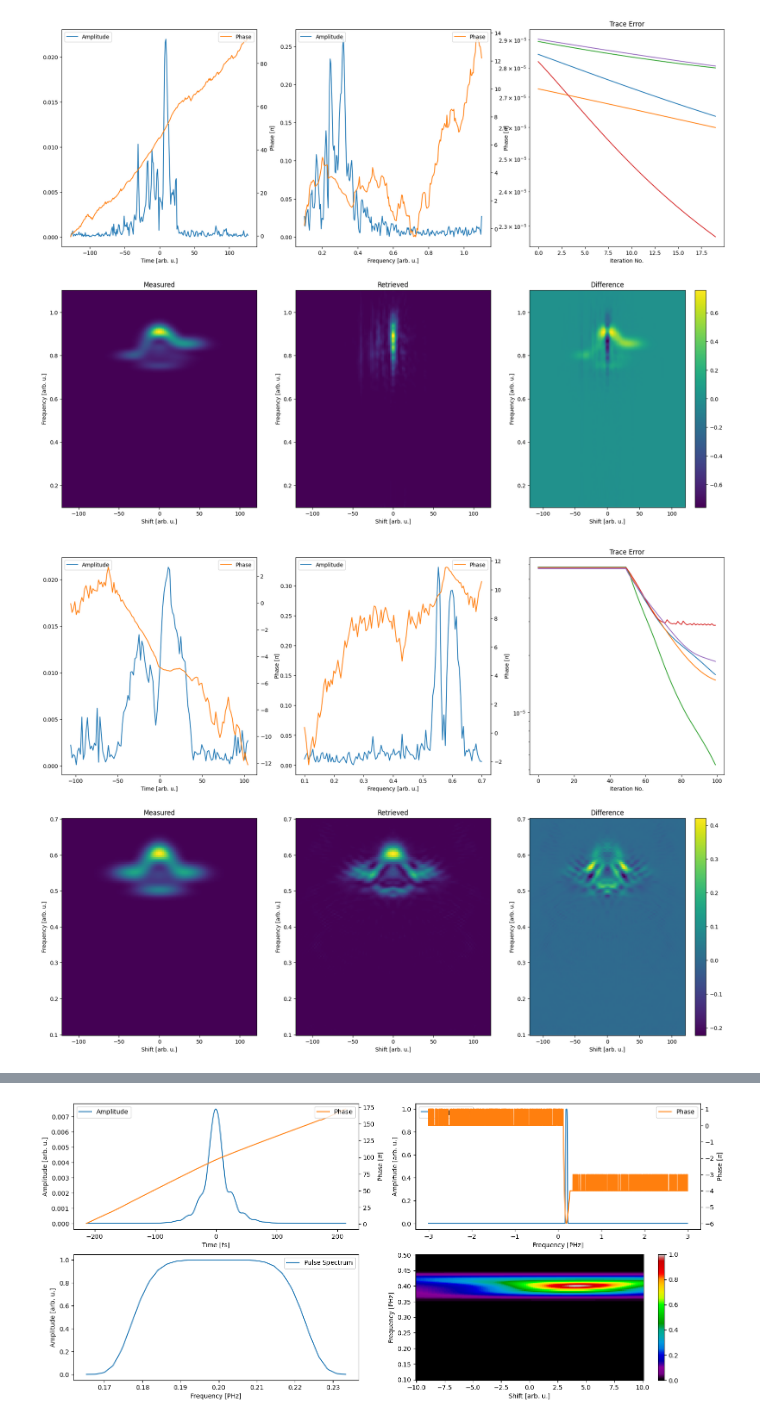
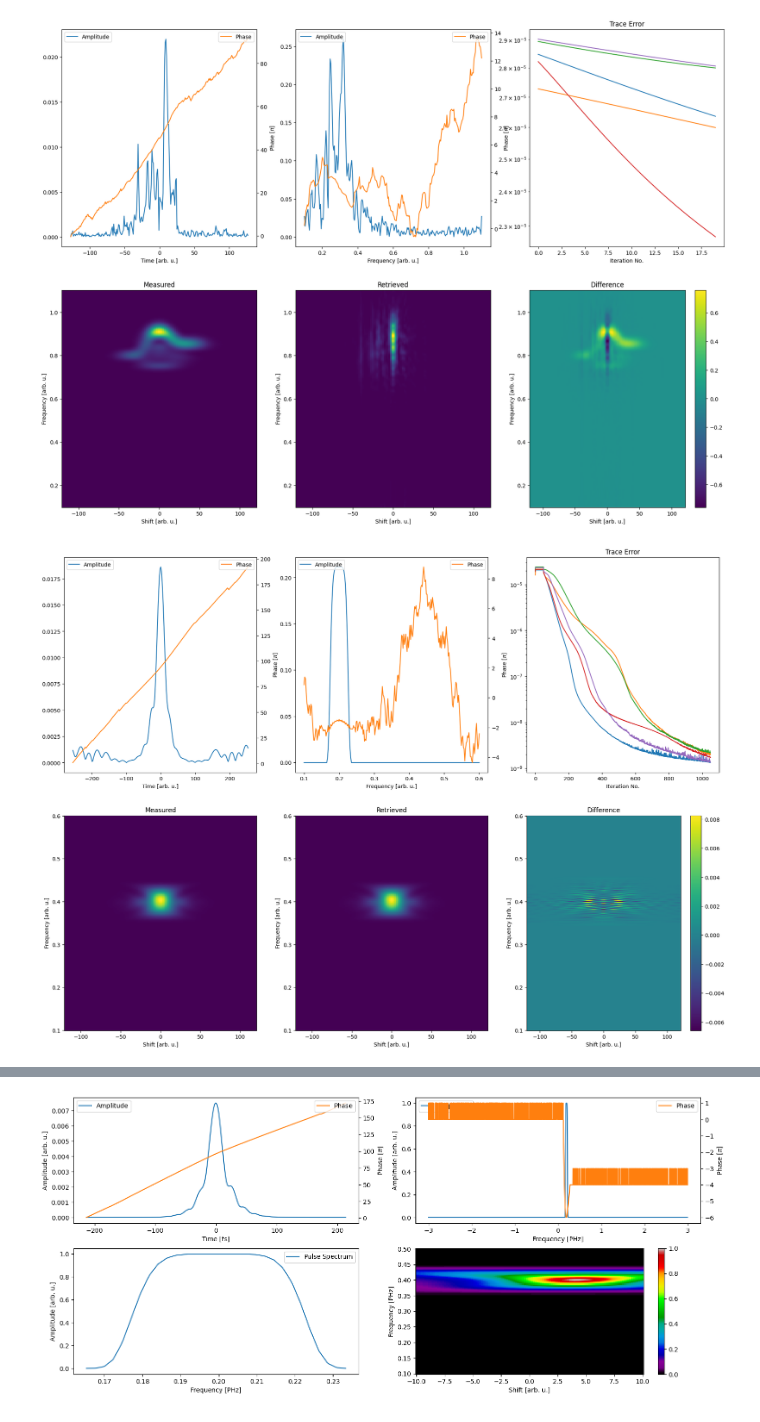
Before and after one commit to matillda123/Pulse-Retrieval-with-JAX, a Jupyter notebook: _usage_example.ipynb, the cells around one changed output, grey strips where cells are left out. Drawn from its saved outputs; the diff is of its cells as text; code cells hidden in the pictures.

```diff
--- a/_usage_example.ipynb
+++ b/_usage_example.ipynb
@@ -121,20 +135,23 @@ gp.plot_results(final_result)
 # %%
 from pulsedjax.frog import COPRA
 
 gp = COPRA(delay, frequency_trace, trace, "shg", cross_correlation=False, seed=None)
 
-# gp.use_measured_spectrum(spectra.pulse[0], spectra.pulse[1], "pulse")
+gp.use_measured_spectrum(spectra.pulse[0], spectra.pulse[1], "pulse")
 # gp.use_measured_spectrum(spectra.gate[0], spectra.gate[1], "gate")
 
 population = gp.create_initial_population(5, "random")
 
-gp.local_gamma = 1
+gp.local_gamma = 0.5
 gp.global_gamma = 0.25
 
-#gp.global_adaptive_scaling_factor = 0.5
+#gp.global_adaptive_scaling_factor = 0
 #gp.r_no_iterations = 5
 
-final_result = gp.run(population, 50, 50)
+gp.global_optimize_calibration_curve = True
+#gp.r_global_method = "projection"
+
+final_result = gp.run(population, 50, 1000)
 gp.plot_results(final_result)
 # %% [output]
-[figure, old version]
+[figure, new version]
```
Also changed, not shown: parts of 8 cells of this notebook, 5 other files.
